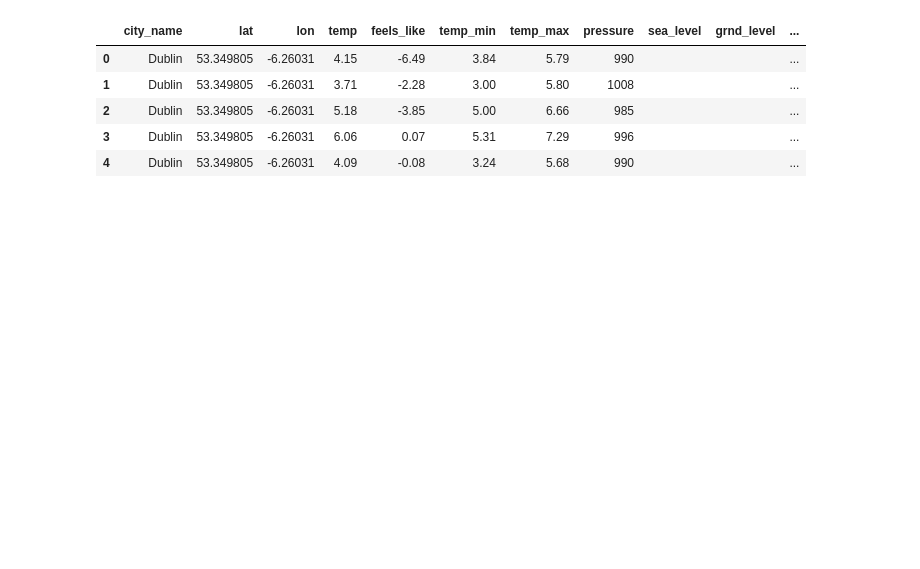
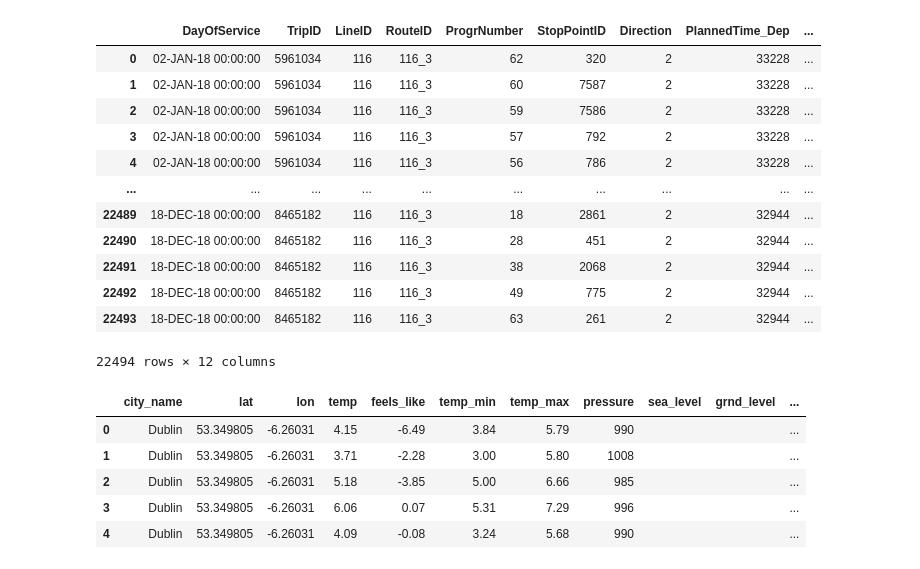
Before and after one commit to RobShanahanUCD/DublinBusProject, a Jupyter notebook: DataAnalytics/Lgbm-model.ipynb, the cells around one changed output. Drawn from its saved outputs; the diff is of its cells as text; code cells hidden in the pictures; blank space fills up the shorter version.

```diff
--- a/DataAnalytics/Lgbm-model.ipynb
+++ b/DataAnalytics/Lgbm-model.ipynb
@@ -23,6 +23,22 @@ pd.set_option("display.max_columns", None)
 route = pd.read_pickle("./route_116__.pkl")
 bank_holidays = pd.read_pickle("./bank_holidays__.pkl")
 weather = pd.read_pickle("./weather__.pkl")
+# %%
+route
+# %% [output]
+|  | DayOfService | TripID | LineID | RouteID | ProgrNumber | StopPointID | Direction | PlannedTime_Dep | ... |
+| 0 | 02-JAN-18 00:00:00 | 5961034 | 116 | 116_3 | 62 | 320 | 2 | 33228 | ... |
+| 1 | 02-JAN-18 00:00:00 | 5961034 | 116 | 116_3 | 60 | 7587 | 2 | 33228 | ... |
+| 2 | 02-JAN-18 00:00:00 | 5961034 | 116 | 116_3 | 59 | 7586 | 2 | 33228 | ... |
+| 3 | 02-JAN-18 00:00:00 | 5961034 | 116 | 116_3 | 57 | 792 | 2 | 33228 | ... |
+| 4 | 02-JAN-18 00:00:00 | 5961034 | 116 | 116_3 | 56 | 786 | 2 | 33228 | ... |
+| ... | ... | ... | ... | ... | ... | ... | ... | ... | ... |
+| 22489 | 18-DEC-18 00:00:00 | 8465182 | 116 | 116_3 | 18 | 2861 | 2 | 32944 | ... |
+| 22490 | 18-DEC-18 00:00:00 | 8465182 | 116 | 116_3 | 28 | 451 | 2 | 32944 | ... |
+| 22491 | 18-DEC-18 00:00:00 | 8465182 | 116 | 116_3 | 38 | 2068 | 2 | 32944 | ... |
+| 22492 | 18-DEC-18 00:00:00 | 8465182 | 116 | 116_3 | 49 | 775 | 2 | 32944 | ... |
+| 22493 | 18-DEC-18 00:00:00 | 8465182 | 116 | 116_3 | 63 | 261 | 2 | 32944 | ... |
+22494 rows × 12 columns
 # %%
 weather.head()
 # %% [output]
```
Also changed, not shown: parts of 1 cell of this notebook, 4 other files.
